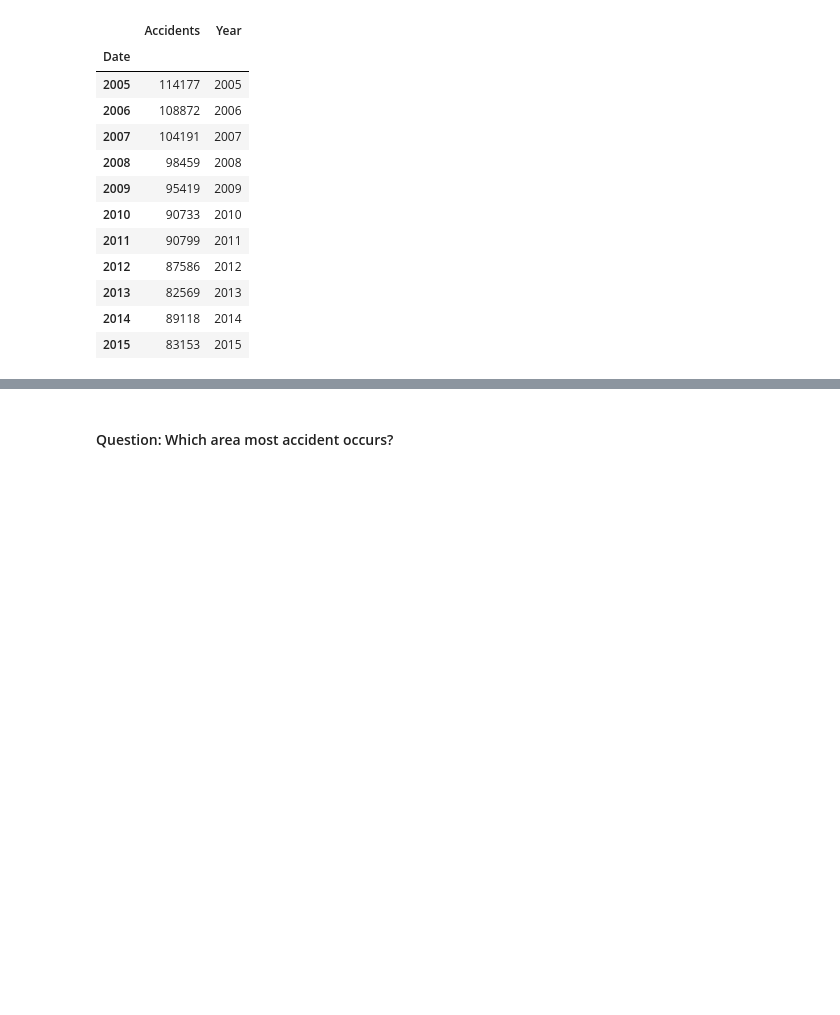
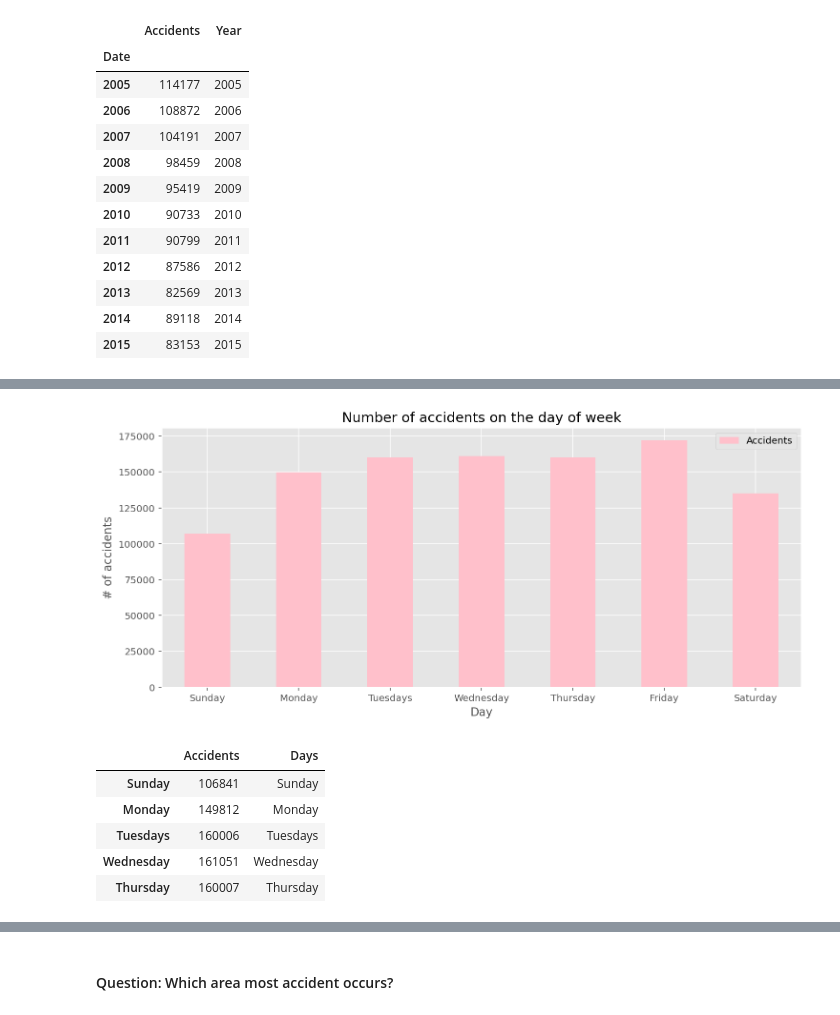
Before and after one commit to Astudent35/UK_traffic, a Jupyter notebook: traffic_analysis.ipynb, the cells around one changed output, grey strips where cells are left out. Saved outputs shown, nothing was run; the diff lists cells and outputs as text; code cells hidden in the pictures; blank space fills up the shorter version.

```diff
--- a/traffic_analysis.ipynb
+++ b/traffic_analysis.ipynb
@@ -58,0 +55,20 @@ Text(0.5, 0, 'Years')
+# %%
+days = acc_df.loc[:, 'Day_of_Week'].groupby(acc_df['Day_of_Week']).count()
+days = pd.DataFrame(data=days)
+days['days'] = days.index
+days.columns = ['Accidents', 'Days']
+days['Days'] = ['Sunday', 'Monday', 'Tuesdays', 'Wednesday', 'Thursday', 'Friday', 'Saturday']
+days.index = ['Sunday', 'Monday', 'Tuesdays', 'Wednesday', 'Thursday', 'Friday', 'Saturday']
+days.plot(kind='bar', color='pink', title='Number of accidents on the day of week', figsize=(12,5), width=0.5, rot=0)
+plt.ylabel('# of accidents')
+plt.xlabel('Day')
+plt.show()
+days.head()
+# %% [output]
+[figure, added]
+|  | Accidents | Days |
+| Sunday | 106841 | Sunday |
+| Monday | 149812 | Monday |
+| Tuesdays | 160006 | Tuesdays |
+| Wednesday | 161051 | Wednesday |
+| Thursday | 160007 | Thursday |
```
Also changed, not shown: parts of 19 cells of this notebook.
